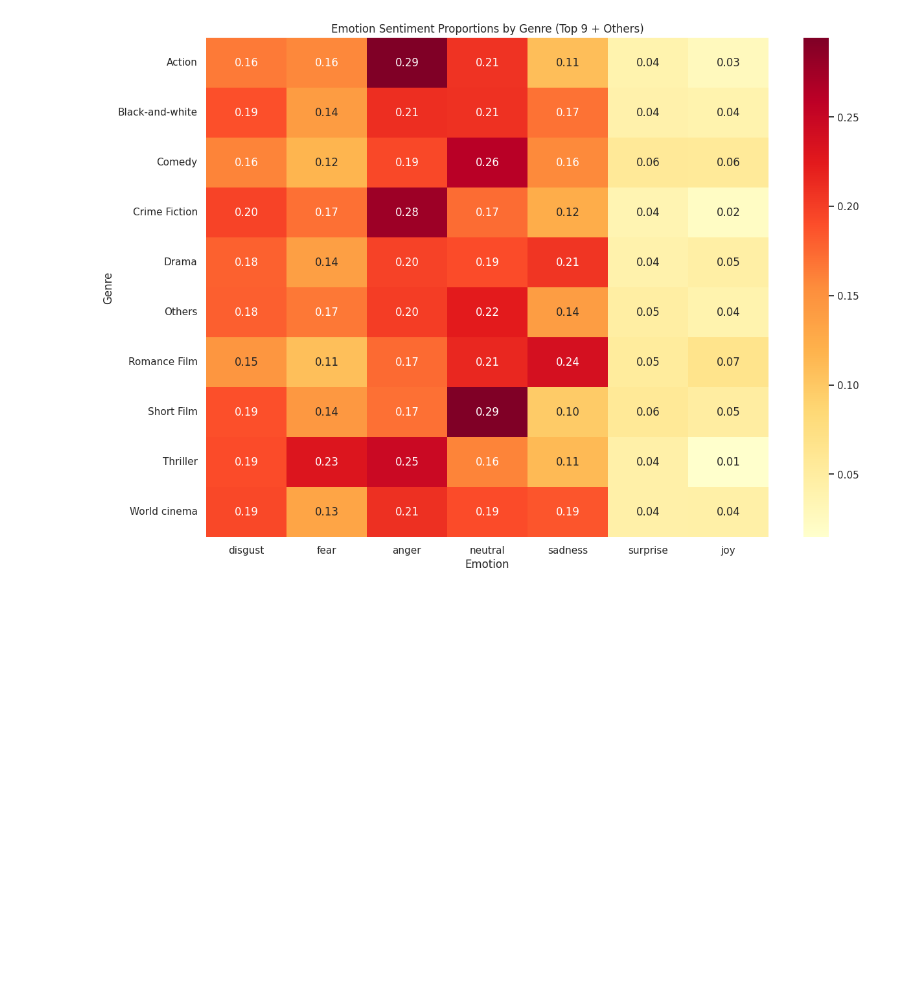
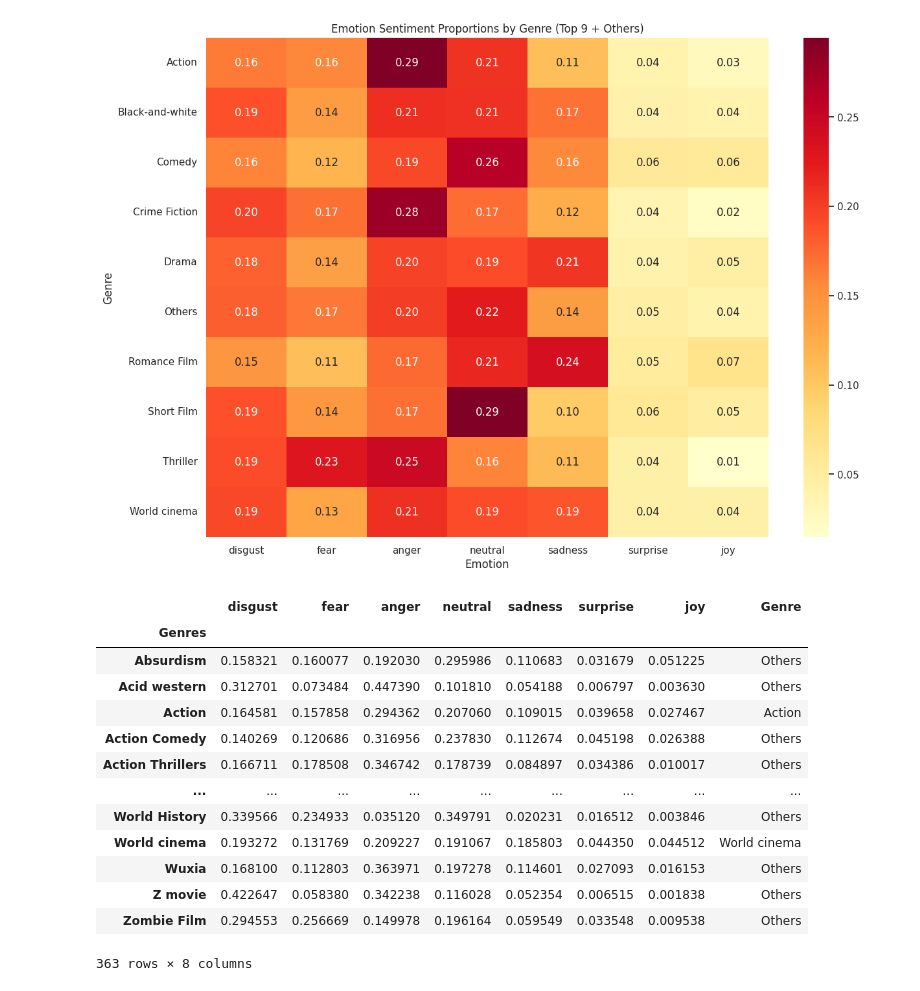
Before and after one commit to epfl-ada/ada-2024-project-phpjj1, a Jupyter notebook: draft_for_meeting.ipynb, the cells around one changed output. Saved outputs shown, nothing was run; the diff lists cells and outputs as text; code cells hidden in the pictures; blank space fills up the shorter version.

```diff
--- a/draft_for_meeting.ipynb
+++ b/draft_for_meeting.ipynb
@@ -133,0 +136,19 @@ plt.show()
+# %%
+emotion_data['Genre'] = emotion_data['Genre'].astype('category')
+# %%
+emotion_data
+# %% [output]
+|  | disgust | fear | anger | neutral | sadness | surprise | joy | Genre |
+| Genres |  |  |  |  |  |  |  |  |
+| Absurdism | 0.158321 | 0.160077 | 0.192030 | 0.295986 | 0.110683 | 0.031679 | 0.051225 | Others |
+| Acid western | 0.312701 | 0.073484 | 0.447390 | 0.101810 | 0.054188 | 0.006797 | 0.003630 | Others |
+| Action | 0.164581 | 0.157858 | 0.294362 | 0.207060 | 0.109015 | 0.039658 | 0.027467 | Action |
+| Action Comedy | 0.140269 | 0.120686 | 0.316956 | 0.237830 | 0.112674 | 0.045198 | 0.026388 | Others |
+| Action Thrillers | 0.166711 | 0.178508 | 0.346742 | 0.178739 | 0.084897 | 0.034386 | 0.010017 | Others |
+| ... | ... | ... | ... | ... | ... | ... | ... | ... |
+| World History | 0.339566 | 0.234933 | 0.035120 | 0.349791 | 0.020231 | 0.016512 | 0.003846 | Others |
+| World cinema | 0.193272 | 0.131769 | 0.209227 | 0.191067 | 0.185803 | 0.044350 | 0.044512 | World cinema |
+| Wuxia | 0.168100 | 0.112803 | 0.363971 | 0.197278 | 0.114601 | 0.027093 | 0.016153 | Others |
+| Z movie | 0.422647 | 0.058380 | 0.342238 | 0.116028 | 0.052354 | 0.006515 | 0.001838 | Others |
+| Zombie Film | 0.294553 | 0.256669 | 0.149978 | 0.196164 | 0.059549 | 0.033548 | 0.009538 | Others |
+363 rows × 8 columns
```
Also changed, not shown: parts of 4 cells of this notebook.
